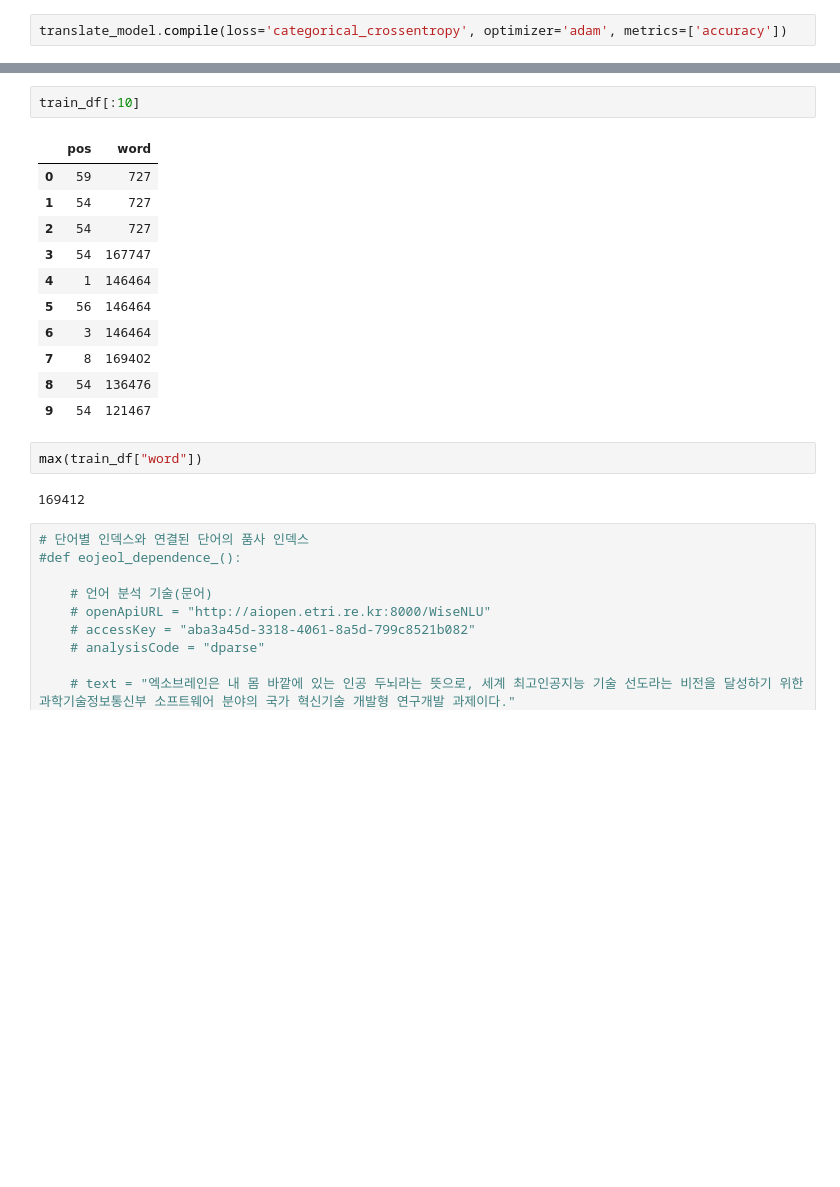
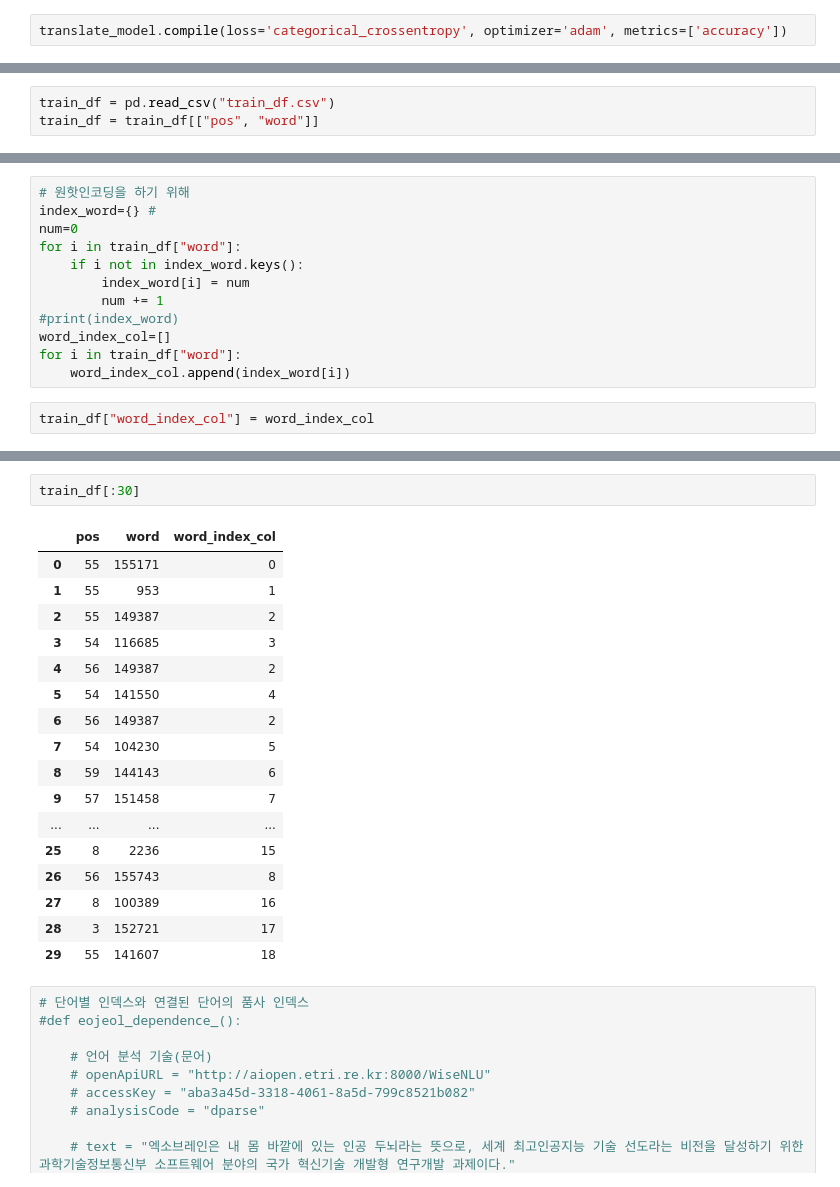
Before and after one commit to Owening2/DIalect_Translator, a Jupyter notebook: fin.ipynb, the cells around one changed output, grey strips where cells are left out. Drawn from its saved outputs; the diff is of its cells as text; blank space fills up the shorter version.

```diff
--- a/fin.ipynb
+++ b/fin.ipynb
@@ -371,0 +476,3 @@ train_df = eojeol_dependence(raw_data)
+# %%
+train_df = pd.read_csv("train_df.csv")
+train_df = train_df[["pos", "word"]]
@@ -371,0 +483,14 @@ train_df = eojeol_dependence(raw_data)
+# %%
+# 원핫인코딩을 하기 위해
+index_word={} #
+num=0
+for i in train_df["word"]:
+    if i not in index_word.keys():
+        index_word[i] = num
+        num += 1
+#print(index_word)
+word_index_col=[]
+for i in train_df["word"]:
+    word_index_col.append(index_word[i])
+# %%
+train_df["word_index_col"] = word_index_col
@@ -372,21 +511,23 @@ train_df = eojeol_dependence(raw_data)
 # %%
-train_df[:10]
+train_df[:30]
 # %% [output]
-|  | pos | word |
-| 0 | 59 | 727 |
-| 1 | 54 | 727 |
-| 2 | 54 | 727 |
-| 3 | 54 | 167747 |
-| 4 | 1 | 146464 |
-| 5 | 56 | 146464 |
-| 6 | 3 | 146464 |
-| 7 | 8 | 169402 |
-| 8 | 54 | 136476 |
-| 9 | 54 | 121467 |
+|  | pos | word | word_index_col |
+| 0 | 55 | 155171 | 0 |
+| 1 | 55 | 953 | 1 |
+| 2 | 55 | 149387 | 2 |
+| 3 | 54 | 116685 | 3 |
+| 4 | 56 | 149387 | 2 |
+| 5 | 54 | 141550 | 4 |
+| 6 | 56 | 149387 | 2 |
+| 7 | 54 | 104230 | 5 |
+| 8 | 59 | 144143 | 6 |
+| 9 | 57 | 151458 | 7 |
+| ... | ... | ... | ... |
+| 25 | 8 | 2236 | 15 |
+| 26 | 56 | 155743 | 8 |
+| 27 | 8 | 100389 | 16 |
+| 28 | 3 | 152721 | 17 |
+| 29 | 55 | 141607 | 18 |
-# %%
-max(train_df["word"])
-# %% [output]
-169412
 # %%
 # 단어별 인덱스와 연결된 단어의 품사 인덱스
 #def eojeol_dependence_():
```
Also changed, not shown: parts of 91 cells of this notebook, 17 other files.
